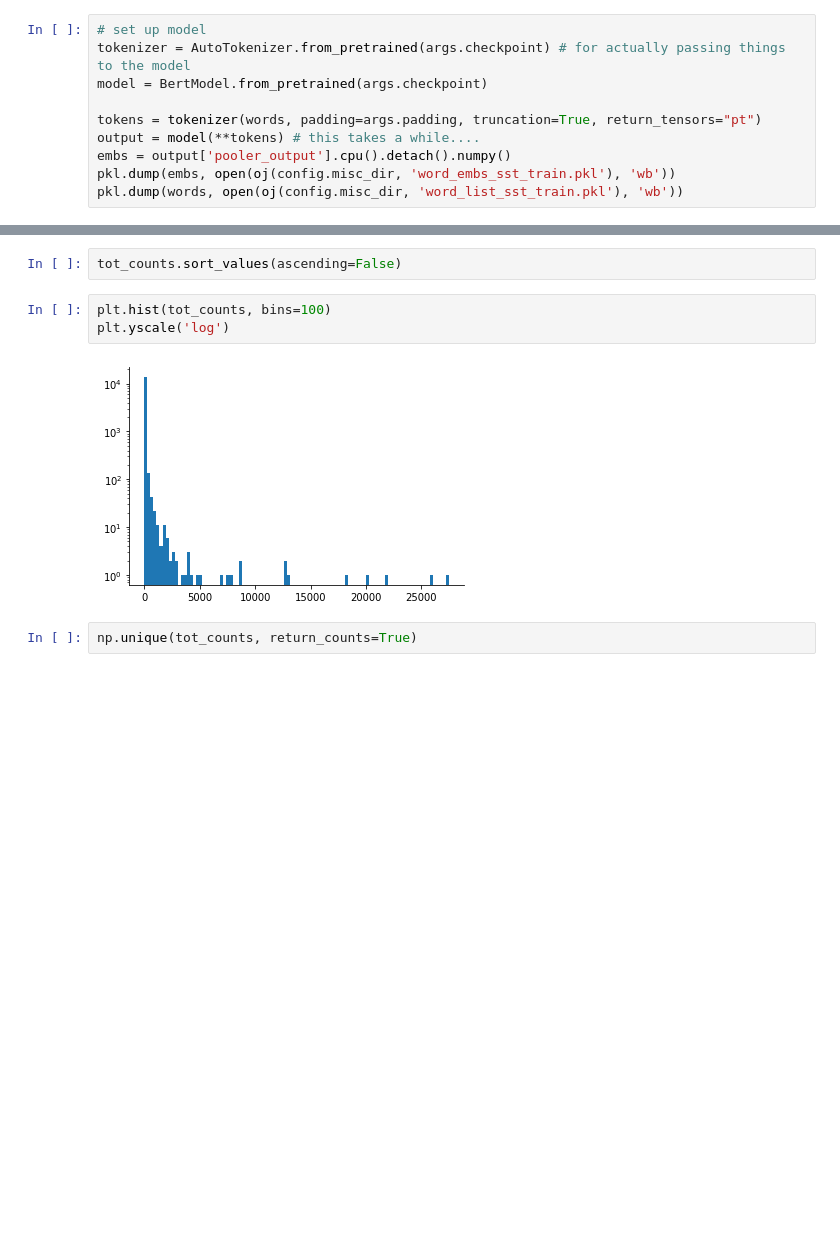
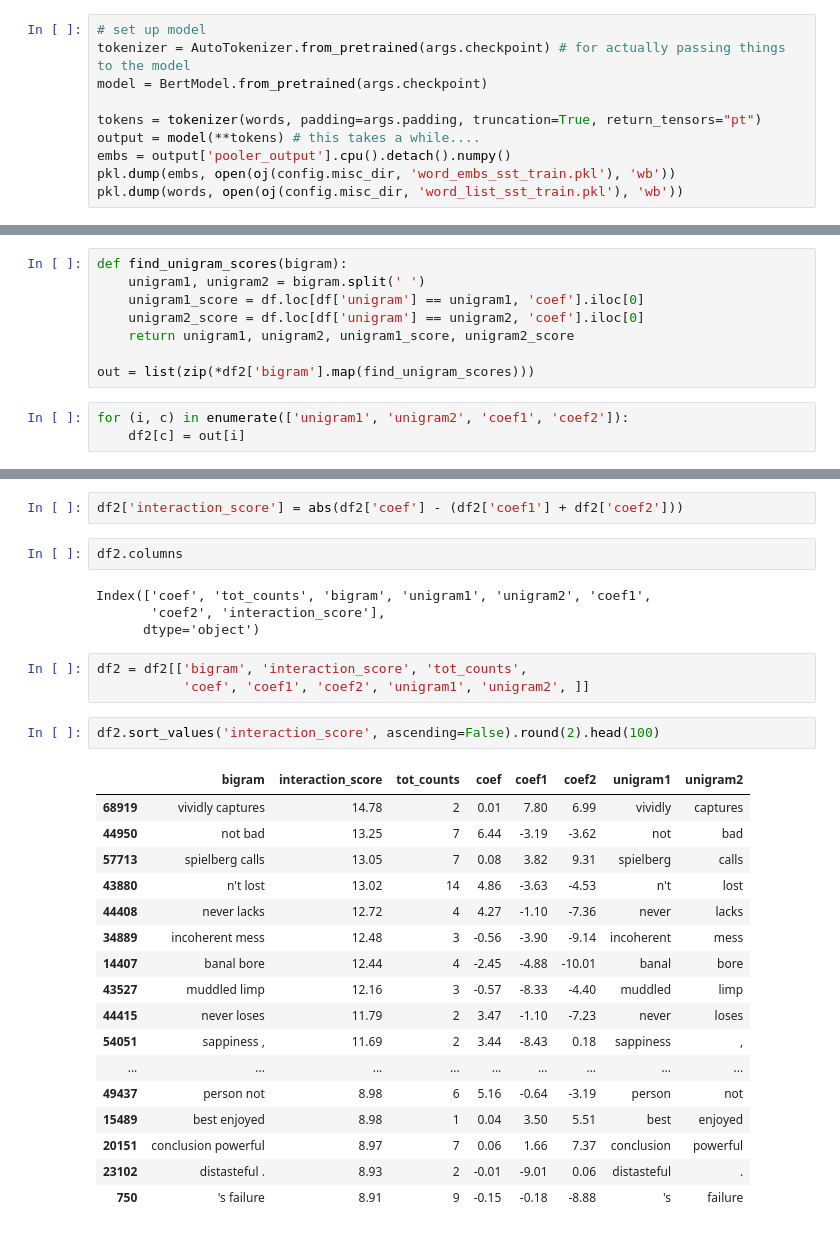
Before and after one commit to csinva/imodelsX, a Jupyter notebook: 07_analyze_embeddings.ipynb, the cells around one changed output, grey strips where cells are left out. Cells and saved outputs as stored; diff of their text form; blank space fills up the shorter version.

Commit message:
find interacting terms

```diff
--- a/07_analyze_embeddings.ipynb
+++ b/07_analyze_embeddings.ipynb
@@ -77,0 +165,11 @@ tot_counts_top = tot_counts.sort_values(ascending=False)
+# %%
+def find_unigram_scores(bigram):
+    unigram1, unigram2 = bigram.split(' ')
+    unigram1_score = df.loc[df['unigram'] == unigram1, 'coef'].iloc[0]
+    unigram2_score = df.loc[df['unigram'] == unigram2, 'coef'].iloc[0]
+    return unigram1, unigram2, unigram1_score, unigram2_score
+
+out = list(zip(*df2['bigram'].map(find_unigram_scores)))
+# %%
+for (i, c) in enumerate(['unigram1', 'unigram2', 'coef1', 'coef2']):
+    df2[c] = out[i]
@@ -78,9 +187,31 @@ tot_counts_top = tot_counts.sort_values(ascending=False)
+# %%
+df2['interaction_score'] = abs(df2['coef'] - (df2['coef1'] + df2['coef2']))
+# %%
+df2.columns
+# %% [output]
+Index(['coef', 'tot_counts', 'bigram', 'unigram1', 'unigram2', 'coef1',
+       'coef2', 'interaction_score'],
+      dtype='object')
+# %%
+df2 = df2[['bigram', 'interaction_score', 'tot_counts',
+           'coef', 'coef1', 'coef2', 'unigram1', 'unigram2', ]]
 # %%
-tot_counts.sort_values(ascending=False)
+df2.sort_values('interaction_score', ascending=False).round(2).head(100)
+# %% [output]
+|  | bigram | interaction_score | tot_counts | coef | coef1 | coef2 | unigram1 | unigram2 |
+| 68919 | vividly captures | 14.78 | 2 | 0.01 | 7.80 | 6.99 | vividly | captures |
+| 44950 | not bad | 13.25 | 7 | 6.44 | -3.19 | -3.62 | not | bad |
+| 57713 | spielberg calls | 13.05 | 7 | 0.08 | 3.82 | 9.31 | spielberg | calls |
+| 43880 | n't lost | 13.02 | 14 | 4.86 | -3.63 | -4.53 | n't | lost |
+| 44408 | never lacks | 12.72 | 4 | 4.27 | -1.10 | -7.36 | never | lacks |
+| 34889 | incoherent mess | 12.48 | 3 | -0.56 | -3.90 | -9.14 | incoherent | mess |
+| 14407 | banal bore | 12.44 | 4 | -2.45 | -4.88 | -10.01 | banal | bore |
+| 43527 | muddled limp | 12.16 | 3 | -0.57 | -8.33 | -4.40 | muddled | limp |
+| 44415 | never loses | 11.79 | 2 | 3.47 | -1.10 | -7.23 | never | loses |
+| 54051 | sappiness , | 11.69 | 2 | 3.44 | -8.43 | 0.18 | sappiness | , |
+| ... | ... | ... | ... | ... | ... | ... | ... | ... |
+| 49437 | person not | 8.98 | 6 | 5.16 | -0.64 | -3.19 | person | not |
+| 15489 | best enjoyed | 8.98 | 1 | 0.04 | 3.50 | 5.51 | best | enjoyed |
+| 20151 | conclusion powerful | 8.97 | 7 | 0.06 | 1.66 | 7.37 | conclusion | powerful |
+| 23102 | distasteful . | 8.93 | 2 | -0.01 | -9.01 | 0.06 | distasteful | . |
+| 750 | 's failure | 8.91 | 9 | -0.15 | -0.18 | -8.88 | 's | failure |
-# %%
-plt.hist(tot_counts, bins=100)
-plt.yscale('log')
-# %% [output]
-[figure, removed]
-# %%
-np.unique(tot_counts, return_counts=True)
```
Also changed, not shown: parts of 18 cells of this notebook, 4 other files.
